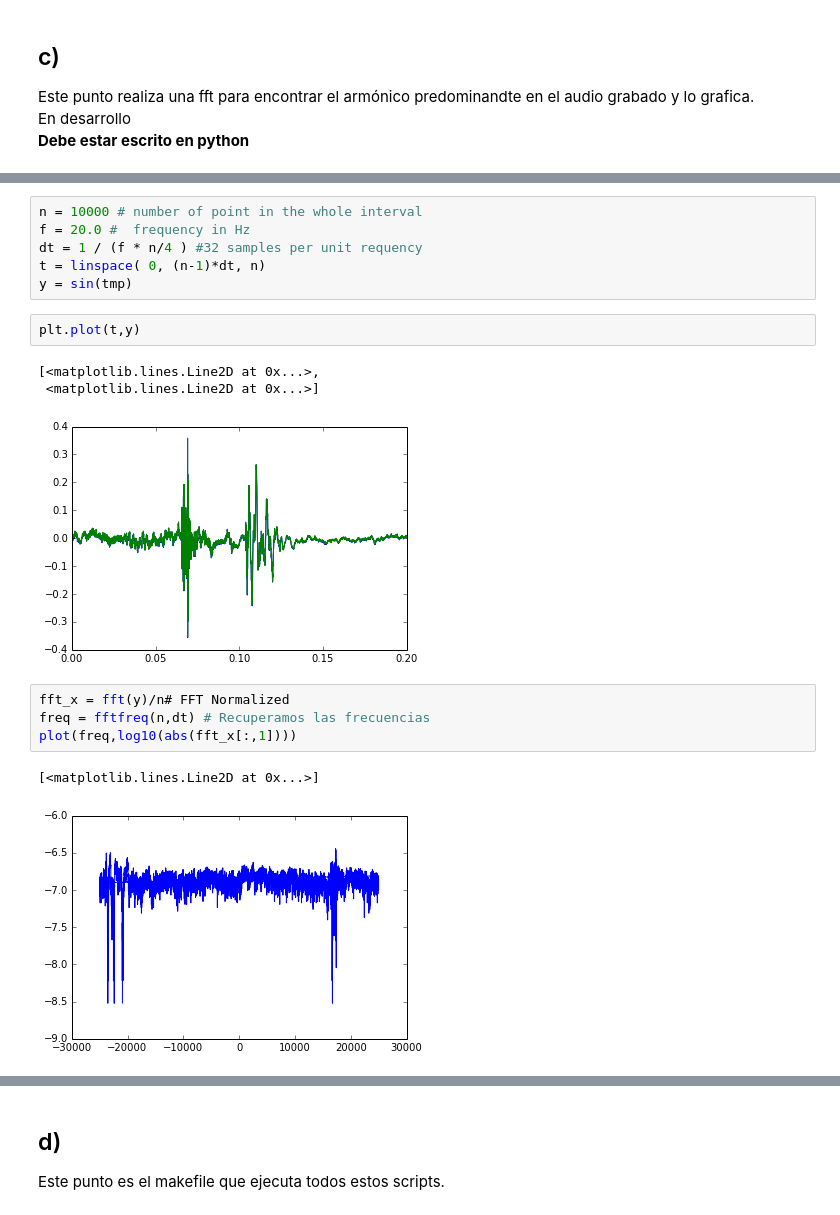
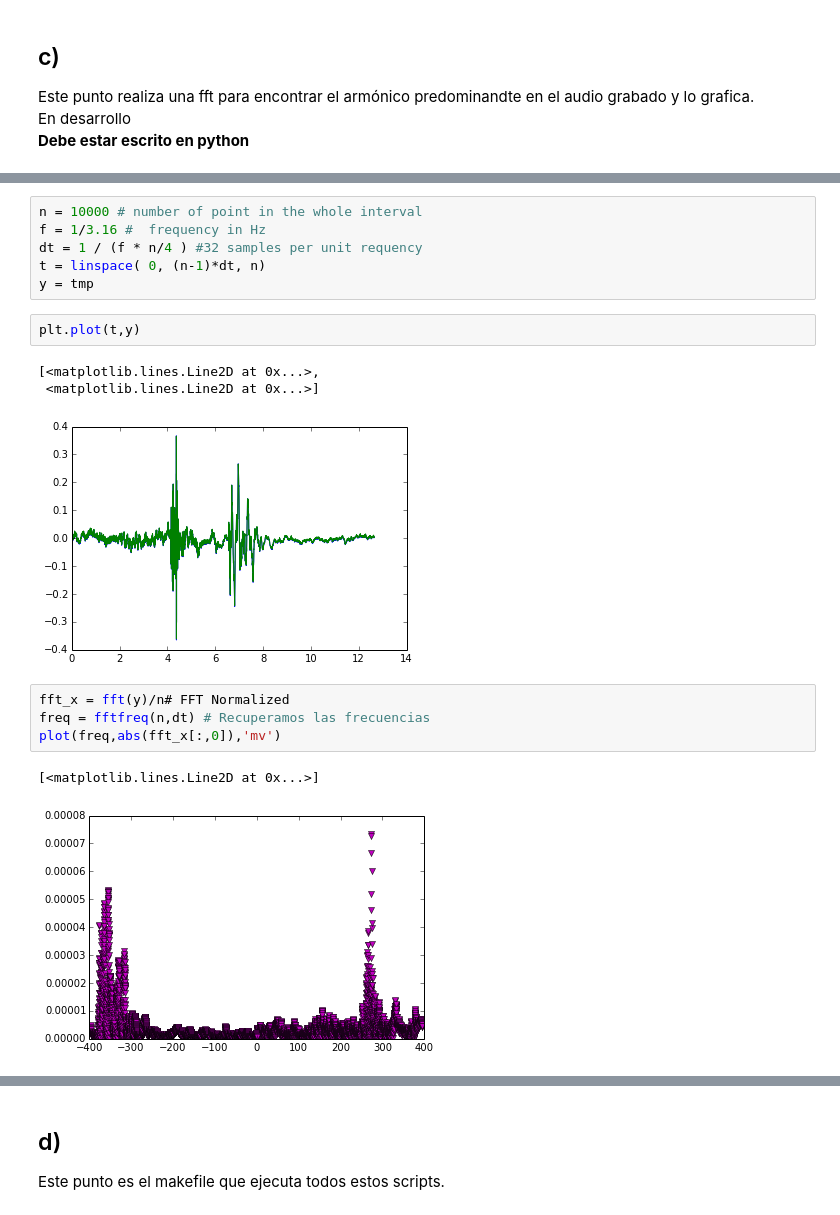
Before and after one commit to alvise30/CM20151_HW4_ElkinAlvis, a Jupyter notebook: P3/Punto_3.ipynb, the cells around one changed output, grey strips where cells are left out. Saved outputs shown, nothing was run; the diff lists cells and outputs as text.

```diff
--- a/P3/Punto_3.ipynb
+++ b/P3/Punto_3.ipynb
@@ -36,19 +48,19 @@ En desarrollo
 # %%
 n = 10000 # number of point in the whole interval
-f = 20.0 #  frequency in Hz
+f = 1/3.16 #  frequency in Hz
 dt = 1 / (f * n/4 ) #32 samples per unit requency
 t = linspace( 0, (n-1)*dt, n)
-y = sin(tmp)
+y = tmp
 # %%
 plt.plot(t,y)
 # %% [output]
 [<matplotlib.lines.Line2D at 0x...>,
  <matplotlib.lines.Line2D at 0x...>]
-[figure, old version]
+[figure, new version]
 # %%
 fft_x = fft(y)/n# FFT Normalized
 freq = fftfreq(n,dt) # Recuperamos las frecuencias
-plot(freq,log10(abs(fft_x[:,1])))
+plot(freq,abs(fft_x[:,0]),'mv')
 # %% [output]
 [<matplotlib.lines.Line2D at 0x...>]
-[figure, old version]
+[figure, new version]
```
Also changed, not shown: parts of 4 cells of this notebook.
